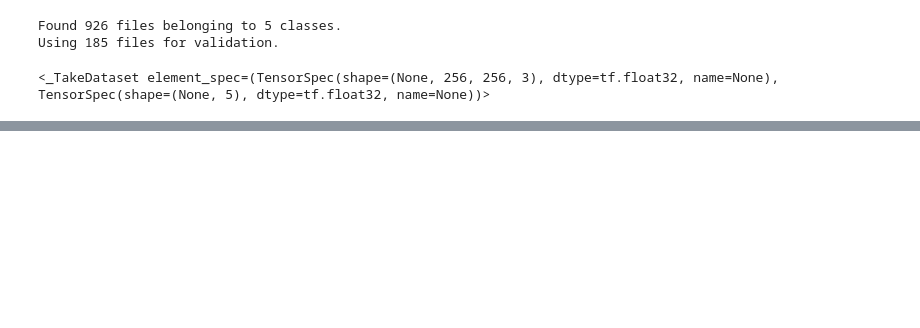
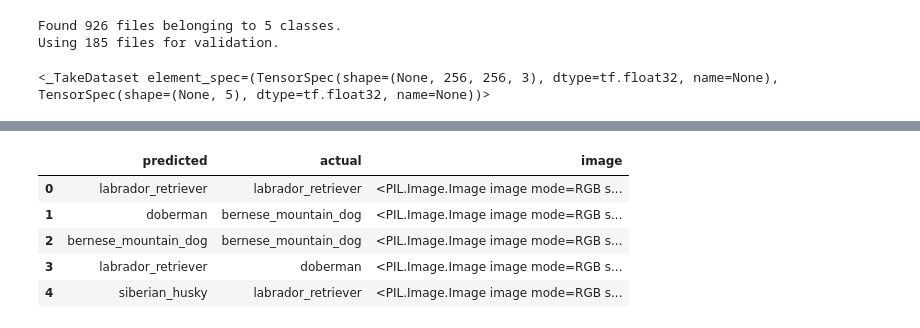
Before and after one commit to krishnara1201/image_classification, a Jupyter notebook: model.ipynb, the cells around one changed output, grey strips where cells are left out. Saved outputs shown, nothing was run; the diff lists cells and outputs as text; code cells hidden in the pictures; blank space fills up the shorter version.

```diff
--- a/model.ipynb
+++ b/model.ipynb
@@ -56,0 +221,3 @@ labels[0]
+# %%
+actual_class = np.concatenate([y for x, y in test], axis = 0).argmax(axis = 1)
+actual_class
@@ -56,0 +235,20 @@ labels[0]
+# %%
+import itertools
+
+actual_image = [x.numpy() for x, y in test]
+actual_image = list(itertools.chain.from_iterable(actual_image))
+# %%
+actual_image = [Image.fromarray(x.astype("uint8")) for x in actual_image]
+# %%
+pred_df = pd.DataFrame(zip(predicted_class, actual_class, actual_image), columns = ["predicted", "actual", "image"])
+# %%
+pred_df["predicted"]=pred_df["predicted"].apply(lambda x: breeds[x])
+pred_df["actual"]=pred_df["actual"].apply(lambda x: breeds[x])
+pred_df.head()
+# %% [output]
+|  | predicted | actual | image |
+| 0 | labrador_retriever | labrador_retriever | <PIL.Image.Image image mode=RGB s... |
+| 1 | doberman | bernese_mountain_dog | <PIL.Image.Image image mode=RGB s... |
+| 2 | bernese_mountain_dog | bernese_mountain_dog | <PIL.Image.Image image mode=RGB s... |
+| 3 | labrador_retriever | doberman | <PIL.Image.Image image mode=RGB s... |
+| 4 | siberian_husky | labrador_retriever | <PIL.Image.Image image mode=RGB s... |
```
Also changed, not shown: parts of 22 cells of this notebook.
